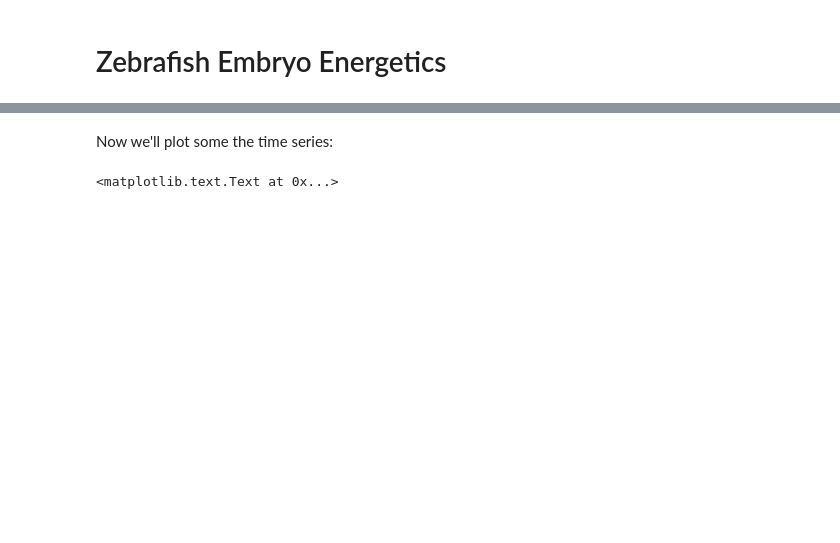
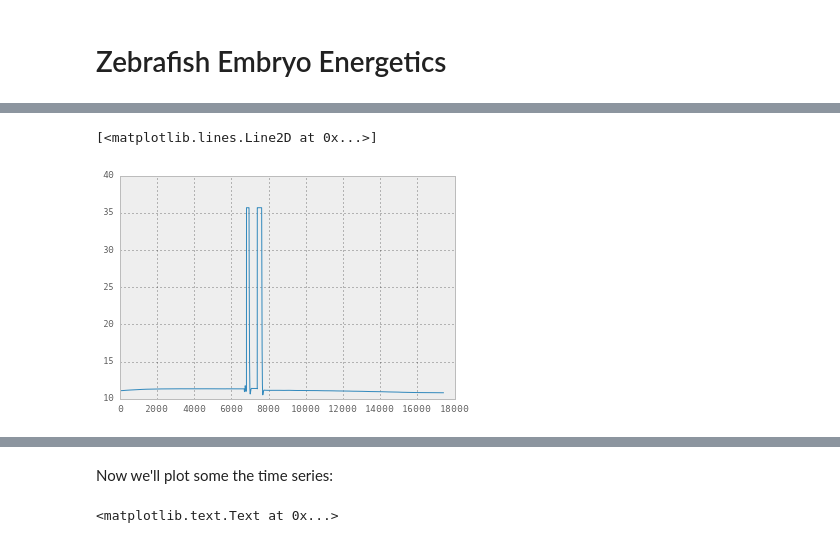
Before and after one commit to hugobowne/zebrafish_embryogenesis_energetics, a Jupyter notebook: ZF_energetics_code_for_JR.ipynb, the cells around one changed output, grey strips where cells are left out. Saved outputs shown, nothing was run; the diff lists cells and outputs as text; code cells hidden in the pictures; blank space fills up the shorter version.

```diff
--- a/ZF_energetics_code_for_JR.ipynb
+++ b/ZF_energetics_code_for_JR.ipynb
@@ -21,5 +21,11 @@ import matplotlib.pyplot as plt
 pd.set_option('display.mpl_style', 'default') # Make the graphs a bit prettier
 # %%
 #choose dataset from dataframe
+# x = data['time'].values
+# y = data['y150701'].values
 x = data['time']
-y = data['y151104']
+y = data['y150703']
+plt.plot(x,y)
+# %% [output]
+[<matplotlib.lines.Line2D at 0x...>]
+[figure, added]
```
Also changed, not shown: parts of 14 cells of this notebook.
